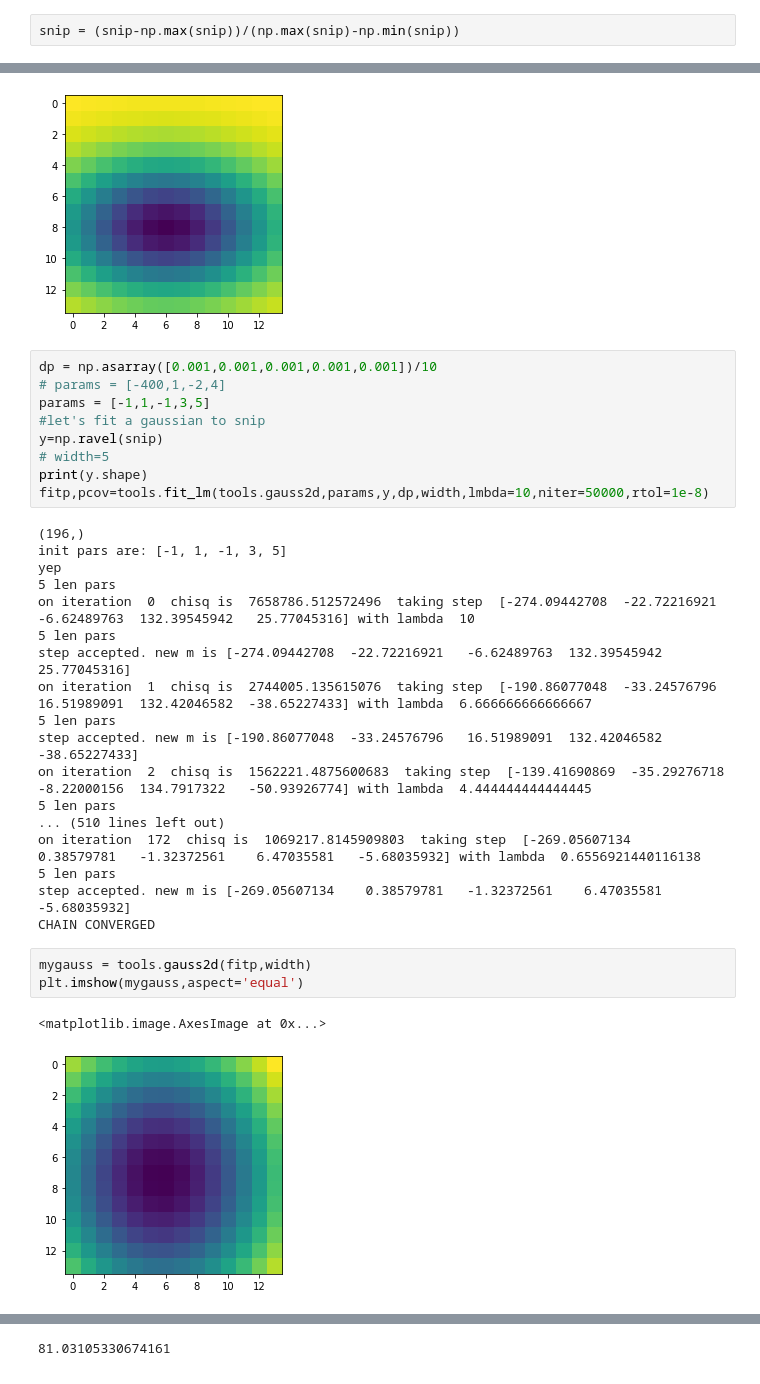
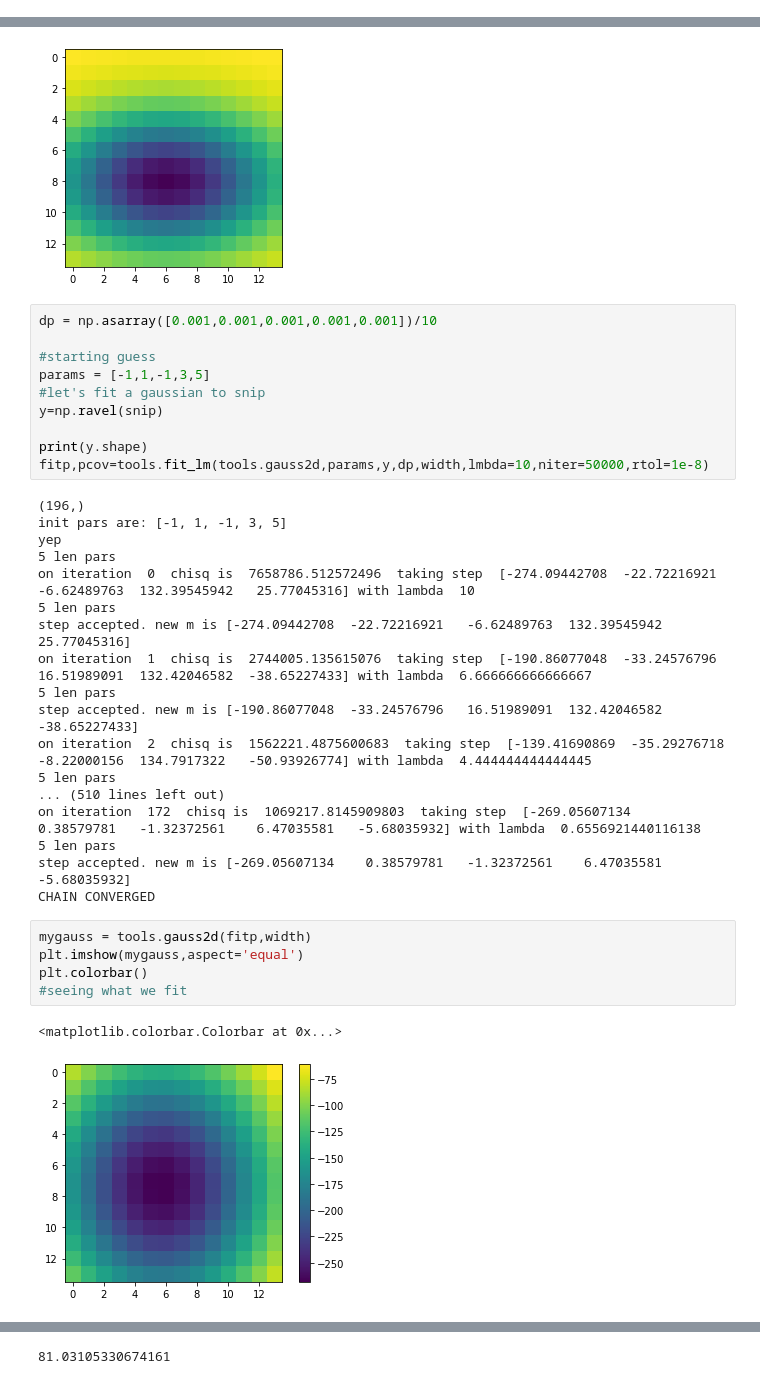
Before and after one commit to mohanagr/PHYS641, a Jupyter notebook: ps3/q1.ipynb, the cells around one changed output, grey strips where cells are left out. Saved outputs shown, nothing was run; the diff lists cells and outputs as text.

```diff
--- a/ps3/q1.ipynb
+++ b/ps3/q1.ipynb
@@ -24,8 +24,6 @@ print(ss.shape)
 (14, 14)
 # %%
 snip=ss.copy()
-# %%
-snip = (snip-np.max(snip))/(np.max(snip)-np.min(snip))
 # %%
 plt.imshow(snip,aspect='equal')
 plt.colorbar()
@@ -44,11 +44,12 @@ plt.imshow(mygauss,aspect='equal')
 [figure]
 # %%
 dp = np.asarray([0.001,0.001,0.001,0.001,0.001])/10
-# params = [-400,1,-2,4]
+
+#starting guess
 params = [-1,1,-1,3,5]
 #let's fit a gaussian to snip
 y=np.ravel(snip)
-# width=5
+
 print(y.shape)
 fitp,pcov=tools.fit_lm(tools.gauss2d,params,y,dp,width,lmbda=10,niter=50000,rtol=1e-8)
 # %% [output]
@@ -72,9 +73,11 @@ CHAIN CONVERGED
 # %%
 mygauss = tools.gauss2d(fitp,width)
 plt.imshow(mygauss,aspect='equal')
+plt.colorbar()
+#seeing what we fit
 # %% [output]
-<matplotlib.image.AxesImage at 0x...>
+<matplotlib.colorbar.Colorbar at 0x...>
-[figure, old version]
+[figure, new version]
 # %%
 predsnip = tools.gauss2d(fitp,width)
 res=snip-predsnip
```
Also changed, not shown: parts of 4 cells of this notebook.
